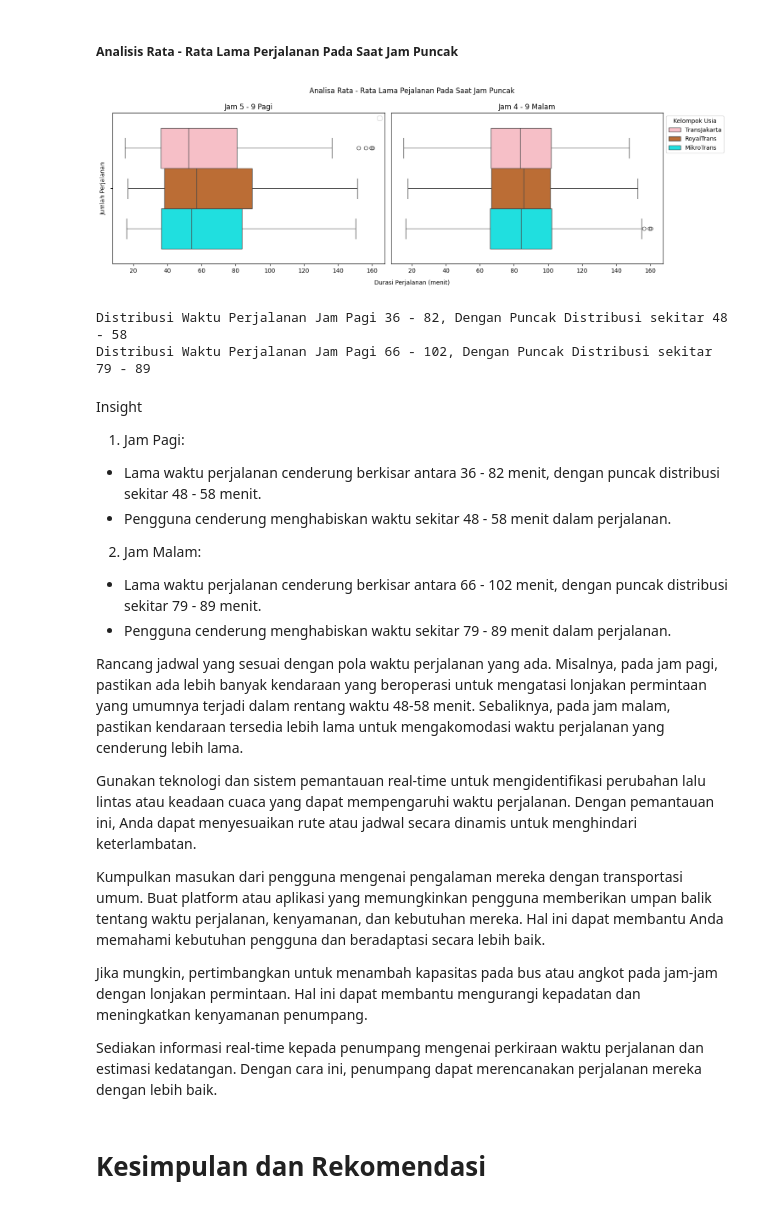
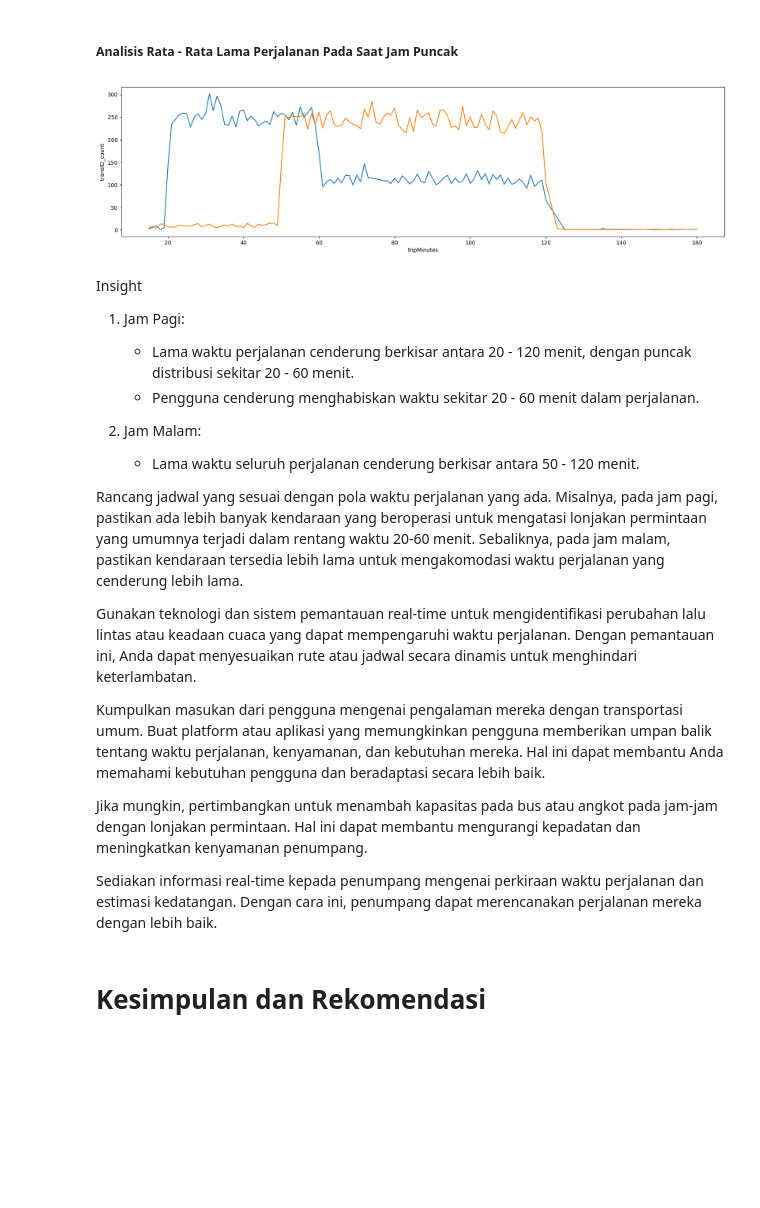
Before and after one commit to HilmySonaji/CP2, a Jupyter notebook: Capstone_Project_Module_2/CP2.ipynb, the cells around one changed output. Drawn from its saved outputs; the diff is of its cells as text; code cells hidden in the pictures; blank space fills up the shorter version.

```diff
--- a/Capstone_Project_Module_2/CP2.ipynb
+++ b/Capstone_Project_Module_2/CP2.ipynb
@@ -680,70 +681,30 @@ Investasikan dalam penambahan armada kendaraan selama jam puncak. Hal ini dapat
 Tingkatkan promosi transportasi publik dengan kampanye yang mendorong masyarakat untuk menggunakan transportasi umum selama jam puncak guna mengurangi kemacetan.
 # %% [markdown]
 ##### Analisis Rata - Rata Lama Perjalanan Pada Saat Jam Puncak
-# %%
-Pagi = dfraw[(dfraw["startHour"] >= 5) & (dfraw["startHour"] <= 9)]
-Malam = dfraw[(dfraw["startHour"] >= 16) & (dfraw["startHour"] <= 21)]
-
-color_cus = {"TransJakarta": "lightpink", "RoyalTrans": "chocolate", "MikroTrans": "aqua"}
-
-# variable yang dapat digunakan untuk merubah outliers menjadi median
-Q1P = round(Pagi["tripMinutes"].quantile(0.25))                 # quartil 1
-Q2P = round(Pagi["tripMinutes"].quantile(0.50))                 # quartil 2
-Q3P = round(Pagi["tripMinutes"].quantile(0.75))                 # quartil 3
-Q1M = round(Malam["tripMinutes"].quantile(0.25))                # quartil 1
-Q2M = round(Malam["tripMinutes"].quantile(0.50))                # quartil 2
-Q3M = round(Malam["tripMinutes"].quantile(0.75))                # quartil 3
-
-fig = plt.figure(figsize=(15,5))
-fig.suptitle('Analisa Rata - Rata Lama Pejalanan Pada Saat Jam Puncak')
-
-# Visualisasi pemberhentian ketika Pagi
-plt.subplot(1,2,1)
-sns.boxplot(data=Pagi,
-            x="tripMinutes",
-            hue="busType",
-            palette=color_cus,
-            fill=True)
-plt.title('Jam 5 - 9 Pagi')
-plt.legend("")
-plt.xlabel('')
-plt.ylabel('Jumlah Perjalanan')
-
-# Visualisasi Pemberhentian ketika Malam
-plt.subplot(1,2,2)
-sns.boxplot(data=Malam,
-            x="tripMinutes",
-            hue="busType",
-            palette=color_cus,
-            fill=True)
-plt.title('Jam 4 - 9 Malam')
-plt.legend(title='Kelompok Usia',bbox_to_anchor=(1, 1))
-plt.xlabel(' ',labelpad=15)
-plt.ylabel('')
-plt.yticks([])
-
-fig.text(0.5, 0.05, 'Durasi Perjalanan (menit)', ha='center')
-
-plt.tight_layout()
-plt.show()
-print(f"Distribusi Waktu Perjalanan Jam Pagi {Q1P} - {Q3P}, Dengan Puncak Distribusi sekitar {Q2P-5} - {Q2P+5}")
-print(f"Distribusi Waktu Perjalanan Jam Pagi {Q1M} - {Q3M}, Dengan Puncak Distribusi sekitar {Q2M-5} - {Q2M+5}")
-# %% [output]
-[figure, removed]
-Distribusi Waktu Perjalanan Jam Pagi 36 - 82, Dengan Puncak Distribusi sekitar 48 - 58
-Distribusi Waktu Perjalanan Jam Pagi 66 - 102, Dengan Puncak Distribusi sekitar 79 - 89
+# %%
+Pagi = dfraw[(dfraw["startHour"] >= 5) & (dfraw["startHour"] <= 9)]
+Malam = dfraw[(dfraw["startHour"] >= 16) & (dfraw["startHour"] <= 21)]
+
+Pagi['transID_count'] = Pagi.groupby('tripMinutes')['tripMinutes'].transform('count')
+Malam['transID_count'] = Malam.groupby('tripMinutes')['tripMinutes'].transform('count')
+
+plt.figure(figsize=(20,5))
+sns.lineplot(data=Pagi,x="tripMinutes",y="transID_count")
+sns.lineplot(data=Malam,x="tripMinutes",y="transID_count")
+plt.show()
+# %% [output]
+[figure, added]
 # %% [markdown]
 Insight
 
 1. Jam Pagi:
-* Lama waktu perjalanan cenderung berkisar antara 36 - 82 menit, dengan puncak distribusi sekitar 48 - 58 menit.
-* Pengguna cenderung menghabiskan waktu sekitar 48 - 58 menit dalam perjalanan.
+    * Lama waktu perjalanan cenderung berkisar antara 20 - 120 menit, dengan puncak distribusi sekitar 20 - 60 menit.
+    * Pengguna cenderung menghabiskan waktu sekitar 20 - 60 menit dalam perjalanan.
 
 2. Jam Malam:
-* Lama waktu perjalanan cenderung berkisar antara 66 - 102 menit, dengan puncak distribusi sekitar 79 - 89 menit.
-* Pengguna cenderung menghabiskan waktu sekitar 79 - 89 menit dalam perjalanan.
+    * Lama waktu seluruh perjalanan cenderung berkisar antara 50 - 120 menit.
 
-Rancang jadwal yang sesuai dengan pola waktu perjalanan yang ada. Misalnya, pada jam pagi, pastikan ada lebih banyak kendaraan yang beroperasi untuk mengatasi lonjakan permintaan yang umumnya terjadi dalam rentang waktu 48-58 menit. Sebaliknya, pada jam malam, pastikan kendaraan tersedia lebih lama untuk mengakomodasi waktu perjalanan yang cenderung lebih lama.
+Rancang jadwal yang sesuai dengan pola waktu perjalanan yang ada. Misalnya, pada jam pagi, pastikan ada lebih banyak kendaraan yang beroperasi untuk mengatasi lonjakan permintaan yang umumnya terjadi dalam rentang waktu 20-60 menit. Sebaliknya, pada jam malam, pastikan kendaraan tersedia lebih lama untuk mengakomodasi waktu perjalanan yang cenderung lebih lama.
 
 Gunakan teknologi dan sistem pemantauan real-time untuk mengidentifikasi perubahan lalu lintas atau keadaan cuaca yang dapat mempengaruhi waktu perjalanan. Dengan pemantauan ini, Anda dapat menyesuaikan rute atau jadwal secara dinamis untuk menghindari keterlambatan.
 
```
Also changed, not shown: parts of 11 cells of this notebook.
